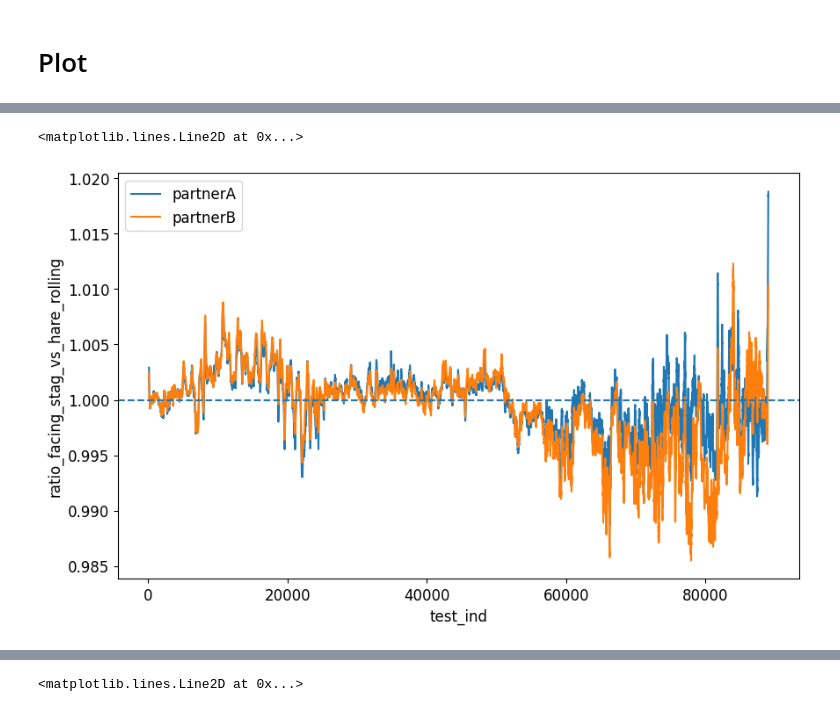
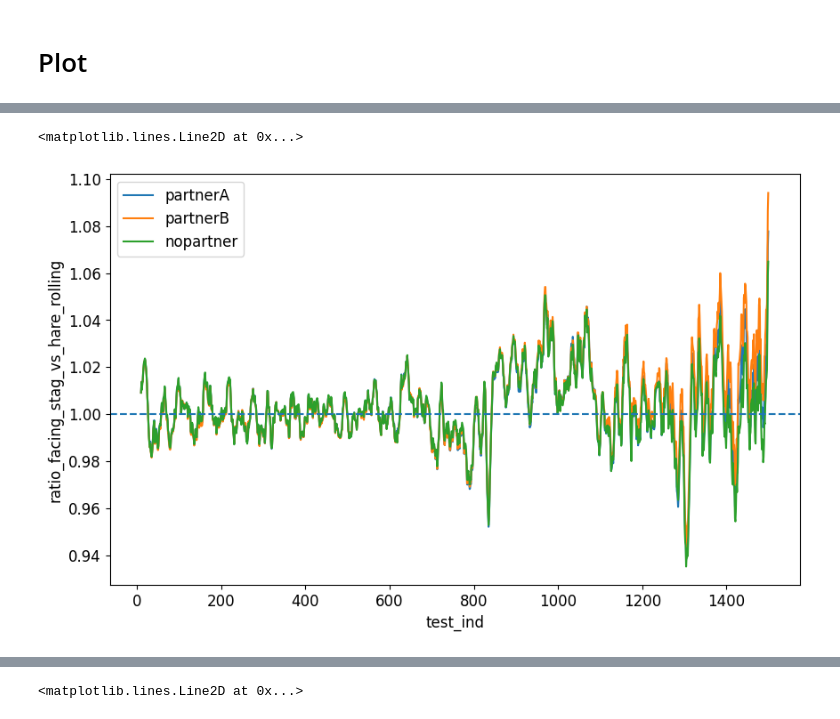
Before and after one commit to social-ai-uoft/sorrel, a Jupyter notebook: sorrel/examples/staghunt_physical/analysis/analysis.ipynb, the cells around one changed output, grey strips where cells are left out. Saved outputs shown, nothing was run; the diff lists cells and outputs as text; code cells hidden in the pictures.

Commit message:
stag hunt physical, probe test update

```diff
--- a/sorrel/examples/staghunt_physical/analysis/analysis.ipynb
+++ b/sorrel/examples/staghunt_physical/analysis/analysis.ipynb
@@ -324,7 +311,7 @@ folders = [
 
 num_tests_lst = [60000, 60000, 60000]
 test_interval = 10
-num_tests = 89000
+num_tests = 120000
 num_a = 2
 
 res_partnerA = {'test_ind': [], 'cond_idx': []}
@@ -373,6 +360,3 @@ res_partnerA['partner'] = 'A'
 res_partnerB = pd.DataFrame(res_partnerB)
 res_partnerB['partner'] = 'B'
 res = pd.concat([res_partnerA, res_partnerB])
-# %%
-for key, item in res.items():
-    print(len(item))
@@ -391,8 +465,18 @@ for metric in metrics:
 metrics = ['q_val_step_left',
        'q_val_step_right', 'q_val_attack', 'weight_facing_stag',
        'weight_facing_hare', 'ratio_facing_stag_vs_hare']
-wsize = 100
+wsize = 10
 res_rolling_partnerA = res_partnerA.copy()
 res_rolling_partnerA['ratio_facing_stag_vs_hare'] = res_rolling_partnerA['weight_facing_stag']/res_rolling_partnerA['weight_facing_hare']
 for metric in metrics:
     res_rolling_partnerA[f'{metric}_rolling'] = res_rolling_partnerA.groupby('cond_idx')[metric].rolling(wsize).mean().reset_index(drop=True)
+
+res_rolling_partnerB = res_partnerB.copy()
+res_rolling_partnerB['ratio_facing_stag_vs_hare'] = res_rolling_partnerB['weight_facing_stag']/res_rolling_partnerB['weight_facing_hare']
+for metric in metrics:
+    res_rolling_partnerB[f'{metric}_rolling'] = res_rolling_partnerB.groupby('cond_idx')[metric].rolling(wsize).mean().reset_index(drop=True)
+
+res_rolling_nopartner = res_nopartner.copy()
+res_rolling_nopartner['ratio_facing_stag_vs_hare'] = res_rolling_nopartner['weight_facing_stag']/res_rolling_nopartner['weight_facing_hare']
+for metric in metrics:
+    res_rolling_nopartner[f'{metric}_rolling'] = res_rolling_nopartner.groupby('cond_idx')[metric].rolling(wsize).mean().reset_index(drop=True)
@@ -444,7 +511,8 @@ plt.axhline(y=1, linestyle='--')
 # %%
 sns.lineplot(x = 'test_ind', y='ratio_facing_stag_vs_hare_rolling',  data=res_rolling_partnerA, label='partnerA')
 sns.lineplot(x = 'test_ind', y='ratio_facing_stag_vs_hare_rolling', data=res_rolling_partnerB, label='partnerB')
+sns.lineplot(x = 'test_ind', y='ratio_facing_stag_vs_hare_rolling', data=res_rolling_nopartner, label='nopartner')
 plt.axhline(y=1, linestyle='--')
 # %% [output]
 <matplotlib.lines.Line2D at 0x...>
-[figure, old version]
+[figure, new version]
```
Also changed, not shown: parts of 10 cells of this notebook, 6 other files.
